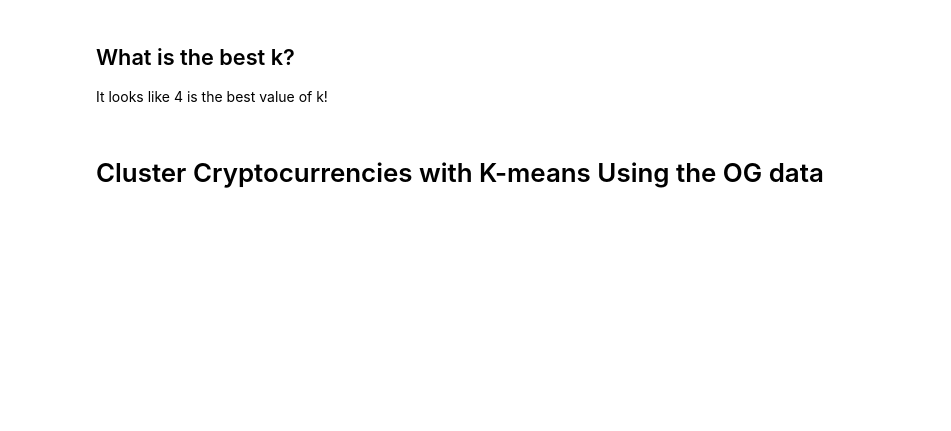
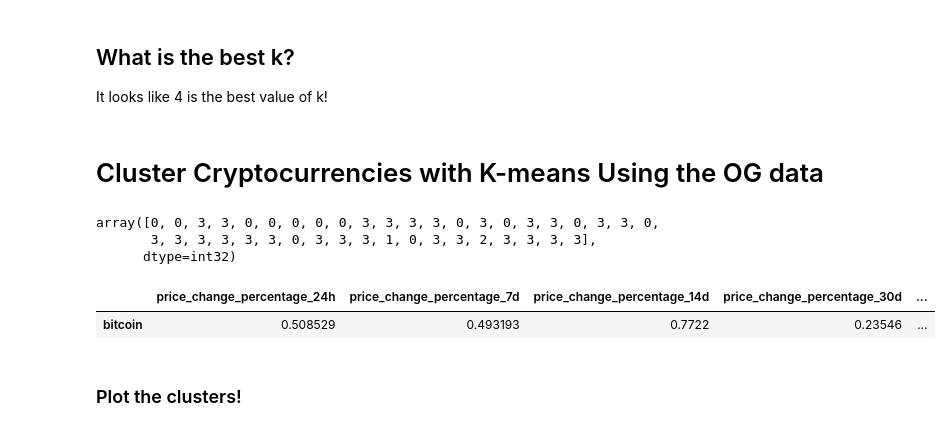
Before and after one commit to JenniferM-BShulyak/CryptoClustering, a Jupyter notebook: crypto_clustering.ipynb, the cells around one changed output. Drawn from its saved outputs; the diff is of its cells as text; code cells hidden in the pictures; blank space fills up the shorter version.

Commit message:
Finished plotting clusters BEFORE PCA

```diff
--- a/crypto_clustering.ipynb
+++ b/crypto_clustering.ipynb
@@ -134,3 +116,29 @@ inertia_df.hvplot.line(x= 'k', y='inertia')
 It looks like 4 is the best value of k!
 # %% [markdown]
 # Cluster Cryptocurrencies with K-means Using the OG data
+# %%
+# Initial the K-Means model using the best value for k
+# Fit the model to the scaled data
+# Store the predictions from the model
+model = KMeans(n_clusters=4)
+model.fit(df_market_scaled)
+predictions = model.predict(df_market_scaled)
+
+# Print the results
+predictions
+# %% [output]
+array([0, 0, 3, 3, 0, 0, 0, 0, 0, 3, 3, 3, 3, 0, 3, 0, 3, 3, 0, 3, 3, 0,
+       3, 3, 3, 3, 3, 3, 0, 3, 3, 3, 1, 0, 3, 3, 2, 3, 3, 3, 3],
+      dtype=int32)
+# %%
+# Create a copy of the df
+# Add the predictions as a column
+df_market_predictions = df_market_scaled.copy()
+df_market_predictions['predictions'] = predictions
+
+df_market_predictions.head(1)
+# %% [output]
+|  | price_change_percentage_24h | price_change_percentage_7d | price_change_percentage_14d | price_change_percentage_30d | ... |
+| bitcoin | 0.508529 | 0.493193 | 0.7722 | 0.23546 | ... |
+# %% [markdown]
+### Plot the clusters!
```
Also changed, not shown: parts of 2 cells of this notebook.
